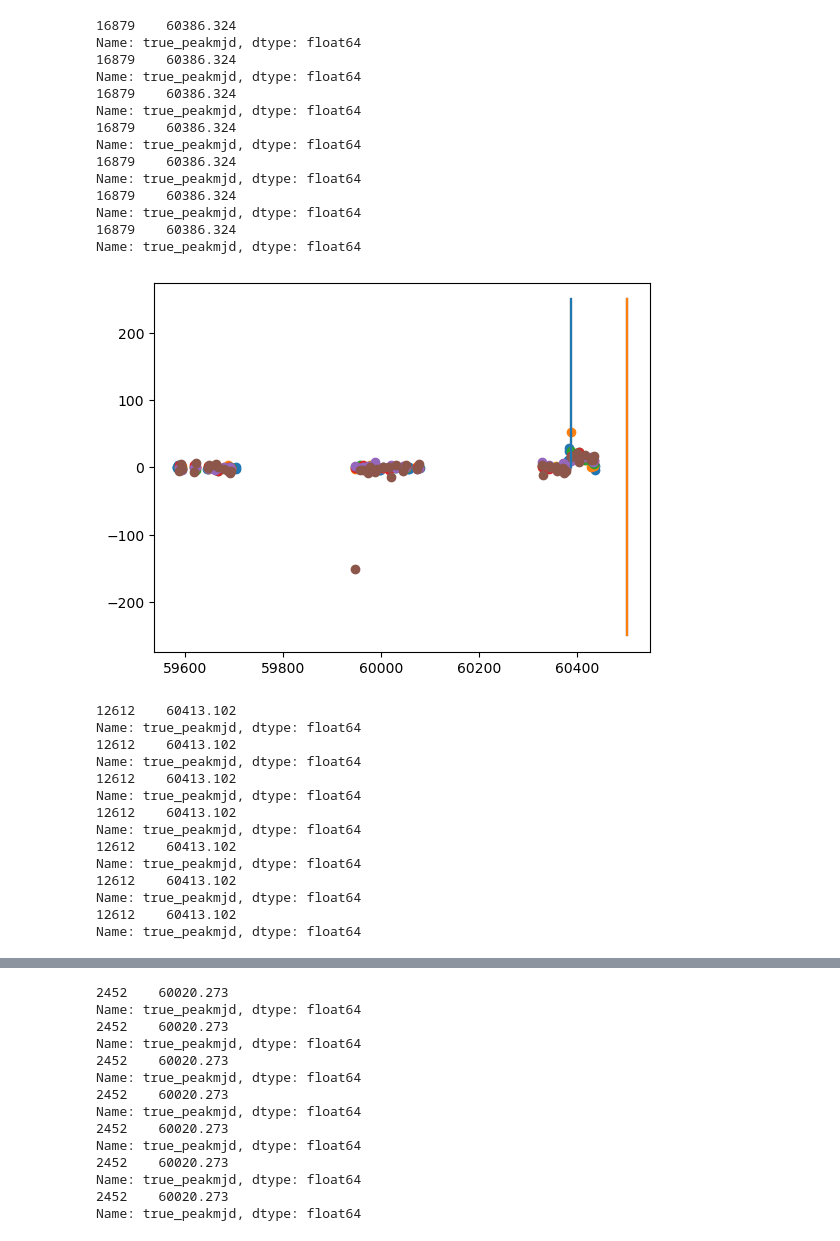
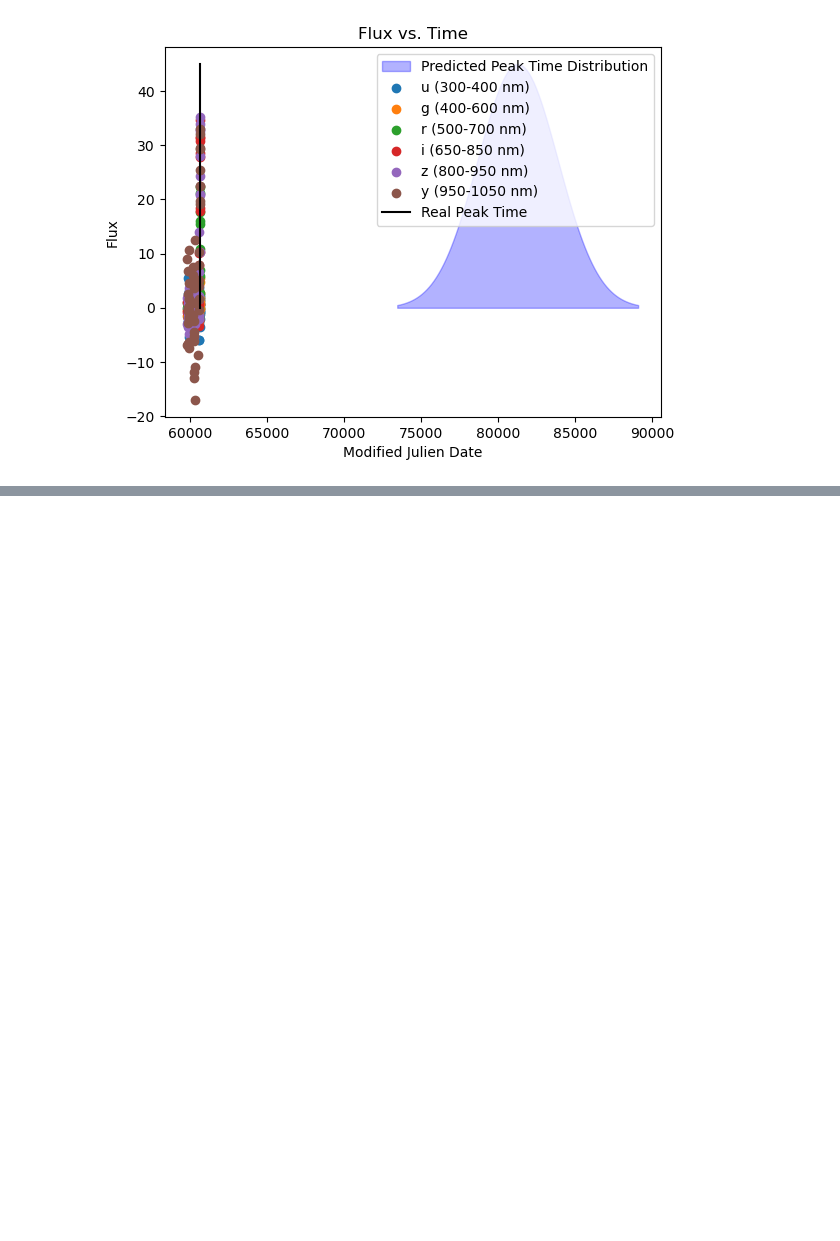
Before and after one commit to JoeDoyle12/simulatedvsobserved, a Jupyter notebook: test_model.ipynb, the cells around one changed output, grey strips where cells are left out. Saved outputs shown, nothing was run; the diff lists cells and outputs as text; code cells hidden in the pictures; blank space fills up the shorter version.

```diff
--- a/test_model.ipynb
+++ b/test_model.ipynb
@@ -44,3 +20,5 @@ y_pred = model.predict(np.array(x_test_values))
+# %%
+model = tf.keras.models.load_model('model.keras')
 # %%
 dftrain = pd.read_csv("data/plasticc_train_metadata.csv")
 
@@ -86,34 +180,7 @@ def display_object(object_id, lightcurve_data, metadata, predicted=0):
     plt.show()
 # %%
-for i in range(3):
-    display_object(y_test[i][0], lcs, dftrain, y_pred[i][0]*2000+59000)
+mean, stdev = mc_dropout(model, 6, samples=100)
+display_object(y_test[6][0], lcs, dftrain, mean=mean * 2000 + 59000, stdev=stdev * 2000)
+# display_object(y_test[6][0], lcs, dftrain)
 # %% [output]
-16879    60386.324
-Name: true_peakmjd, dtype: float64
-16879    60386.324
-Name: true_peakmjd, dtype: float64
-16879    60386.324
-Name: true_peakmjd, dtype: float64
-16879    60386.324
-Name: true_peakmjd, dtype: float64
-16879    60386.324
-Name: true_peakmjd, dtype: float64
-16879    60386.324
-Name: true_peakmjd, dtype: float64
-16879    60386.324
-Name: true_peakmjd, dtype: float64
-[figure, old version]
+[figure, new version]
-12612    60413.102
-Name: true_peakmjd, dtype: float64
-12612    60413.102
-Name: true_peakmjd, dtype: float64
-12612    60413.102
-Name: true_peakmjd, dtype: float64
-12612    60413.102
-Name: true_peakmjd, dtype: float64
-12612    60413.102
-Name: true_peakmjd, dtype: float64
-12612    60413.102
-Name: true_peakmjd, dtype: float64
-12612    60413.102
-Name: true_peakmjd, dtype: float64
@@ -121,14 +186,0 @@ Name: true_peakmjd, dtype: float64
-2452    60020.273
-Name: true_peakmjd, dtype: float64
-2452    60020.273
-Name: true_peakmjd, dtype: float64
-2452    60020.273
-Name: true_peakmjd, dtype: float64
-2452    60020.273
-Name: true_peakmjd, dtype: float64
-2452    60020.273
-Name: true_peakmjd, dtype: float64
-2452    60020.273
-Name: true_peakmjd, dtype: float64
-2452    60020.273
-Name: true_peakmjd, dtype: float64
```
Also changed, not shown: parts of 9 cells of this notebook, 11 other files.
